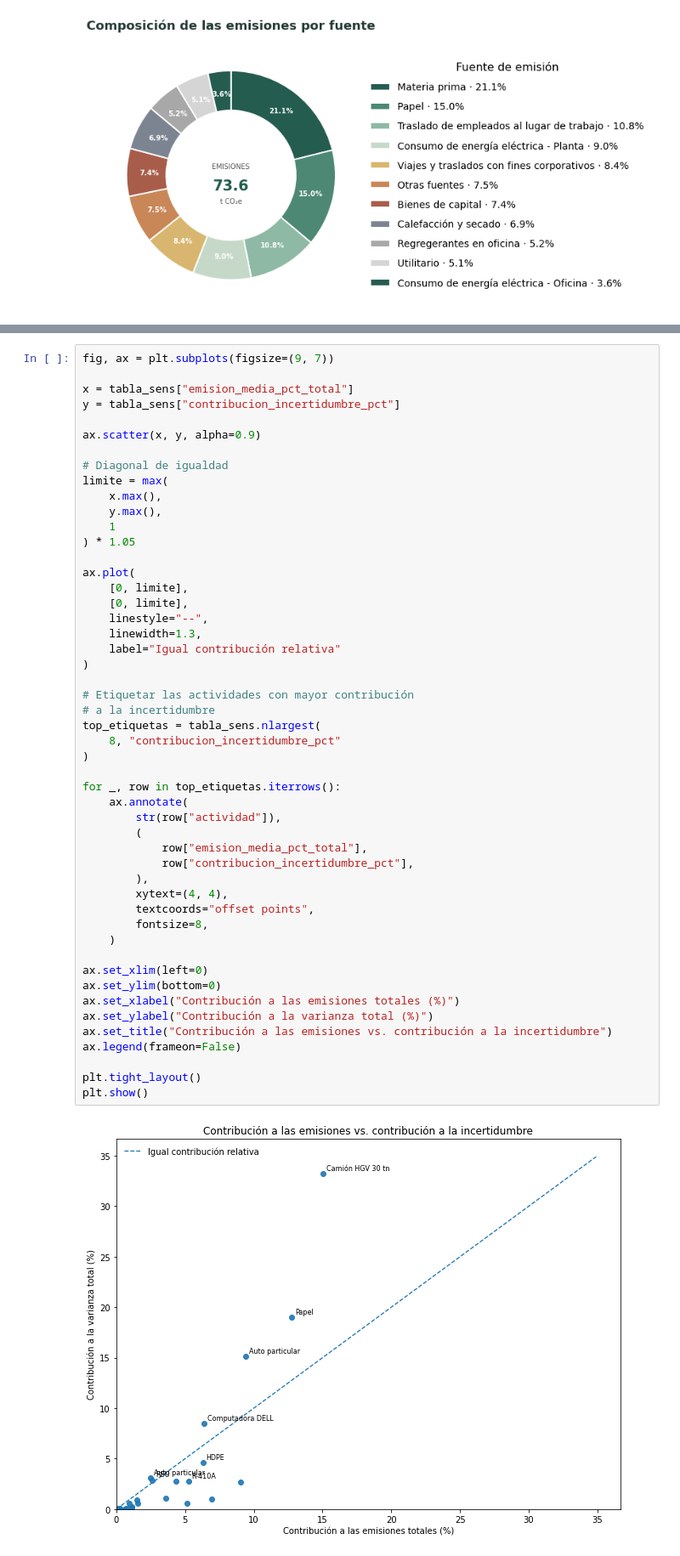
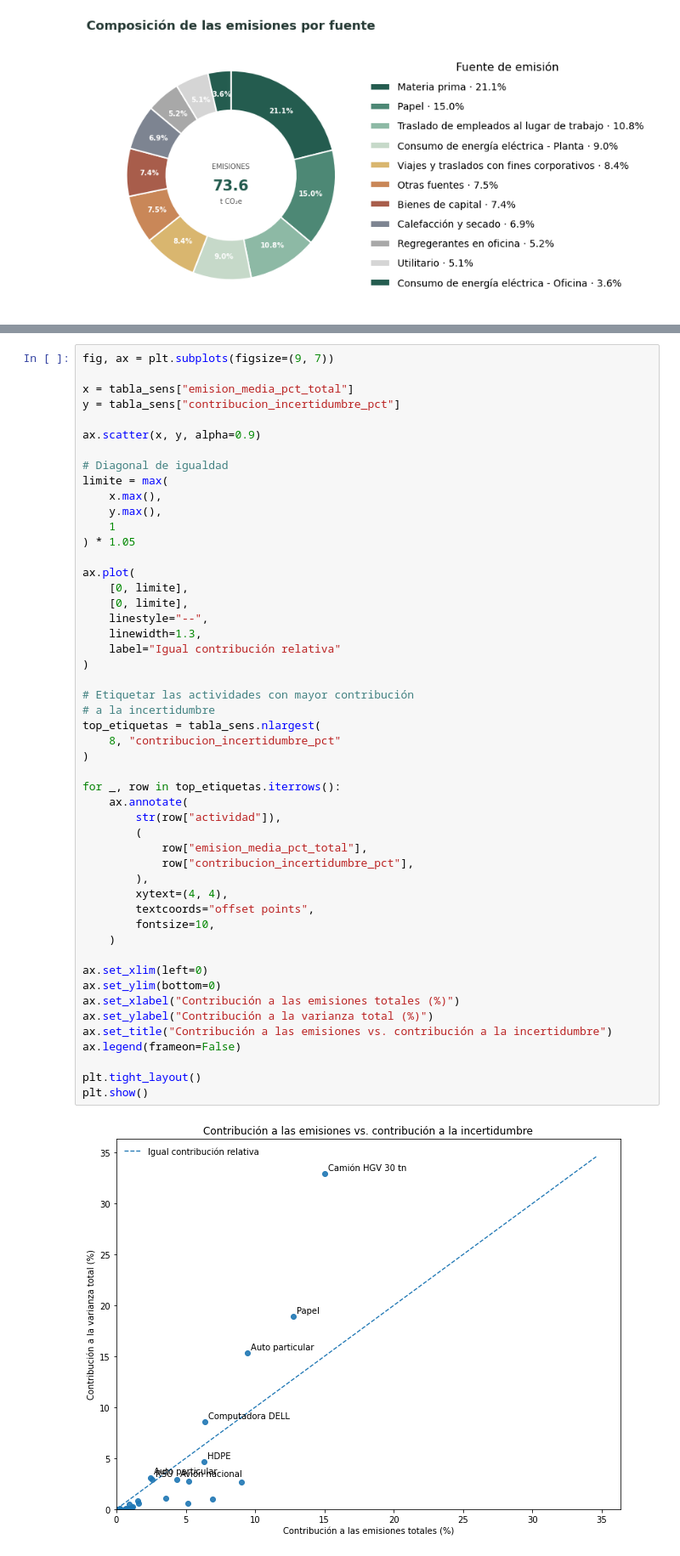
Before and after one commit to PamelaPairo/carbon_uncertainty, a Jupyter notebook: notebooks/05_congress_figures.ipynb, the cells around one changed output, grey strips where cells are left out. Shown at 85% size. Saved outputs shown, nothing was run; the diff lists cells and outputs as text.

```diff
--- a/notebooks/05_congress_figures.ipynb
+++ b/notebooks/05_congress_figures.ipynb
@@ -378,35 +426,35 @@ ax.plot(
     label="Igual contribución relativa"
 )
 
 # Etiquetar las actividades con mayor contribución
 # a la incertidumbre
 top_etiquetas = tabla_sens.nlargest(
     8, "contribucion_incertidumbre_pct"
 )
 
 for _, row in top_etiquetas.iterrows():
     ax.annotate(
         str(row["actividad"]),
         (
             row["emision_media_pct_total"],
             row["contribucion_incertidumbre_pct"],
         ),
         xytext=(4, 4),
         textcoords="offset points",
-        fontsize=8,
+        fontsize=10,
     )
 
 ax.set_xlim(left=0)
 ax.set_ylim(bottom=0)
 ax.set_xlabel("Contribución a las emisiones totales (%)")
 ax.set_ylabel("Contribución a la varianza total (%)")
 ax.set_title("Contribución a las emisiones vs. contribución a la incertidumbre")
 ax.legend(frameon=False)
 
 plt.tight_layout()
 plt.show()
 # %% [output]
-[figure, old version]
+[figure, new version]
 # %%
 resultados_alcance = []
 
```
Also changed, not shown: parts of 10 cells of this notebook.
